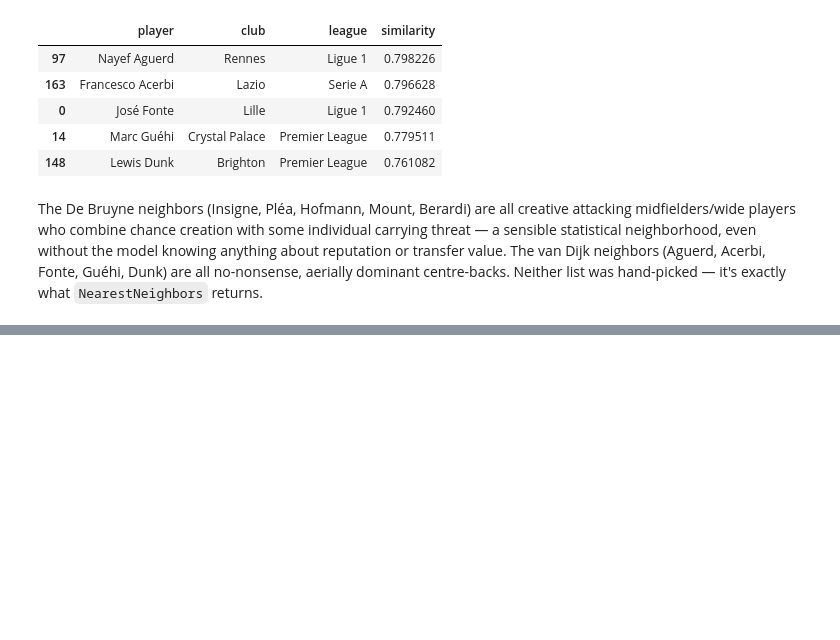
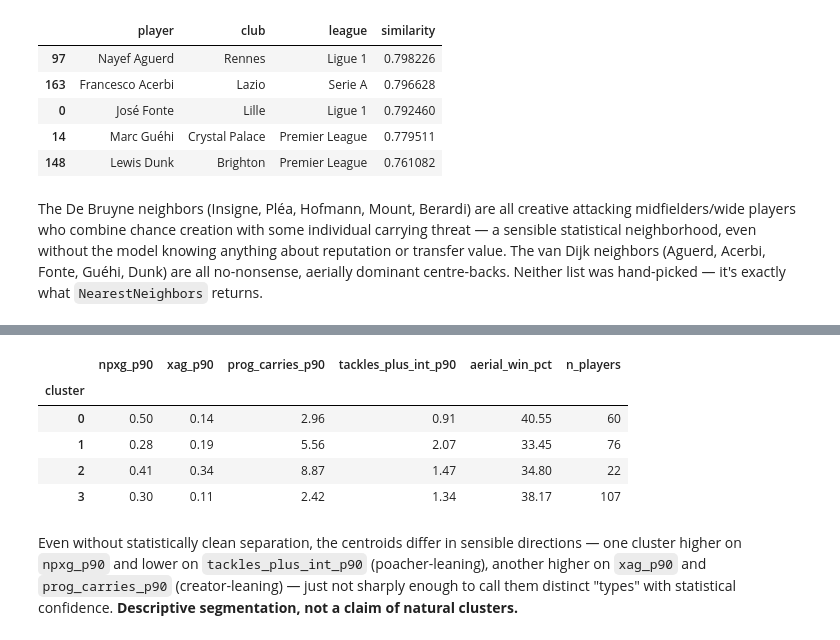
Before and after one commit to SarankanSivananthan/football-scouting, a Jupyter notebook: notebooks/analysis.ipynb, the cells around one changed output, grey strips where cells are left out. Saved outputs shown, nothing was run; the diff lists cells and outputs as text; code cells hidden in the pictures; blank space fills up the shorter version.

Commit message:
Playing-style clustering with a silhouette-score sweep

```diff
--- a/notebooks/analysis.ipynb
+++ b/notebooks/analysis.ipynb
@@ -139,0 +172,18 @@ was hand-picked — it's exactly what `NearestNeighbors` returns.
+# %%
+labeled, centroids = cluster_position_group(df, "FW", k=4)
+display_cols = ["npxg_p90", "xag_p90", "prog_carries_p90", "tackles_plus_int_p90", "aerial_win_pct"]
+centroids[display_cols].round(2).assign(n_players=labeled["cluster"].value_counts().sort_index())
+# %% [output]
+|  | npxg_p90 | xag_p90 | prog_carries_p90 | tackles_plus_int_p90 | aerial_win_pct | n_players |
+| cluster |  |  |  |  |  |  |
+| 0 | 0.50 | 0.14 | 2.96 | 0.91 | 40.55 | 60 |
+| 1 | 0.28 | 0.19 | 5.56 | 2.07 | 33.45 | 76 |
+| 2 | 0.41 | 0.34 | 8.87 | 1.47 | 34.80 | 22 |
+| 3 | 0.30 | 0.11 | 2.42 | 1.34 | 38.17 | 107 |
+# %% [markdown]
+Even without statistically clean separation, the centroids differ in
+sensible directions — one cluster higher on `npxg_p90` and lower on
+`tackles_plus_int_p90` (poacher-leaning), another higher on `xag_p90` and
+`prog_carries_p90` (creator-leaning) — just not sharply enough to call
+them distinct "types" with statistical confidence. **Descriptive
+segmentation, not a claim of natural clusters.**
```
Also changed, not shown: parts of 3 cells of this notebook, 2 other files.
